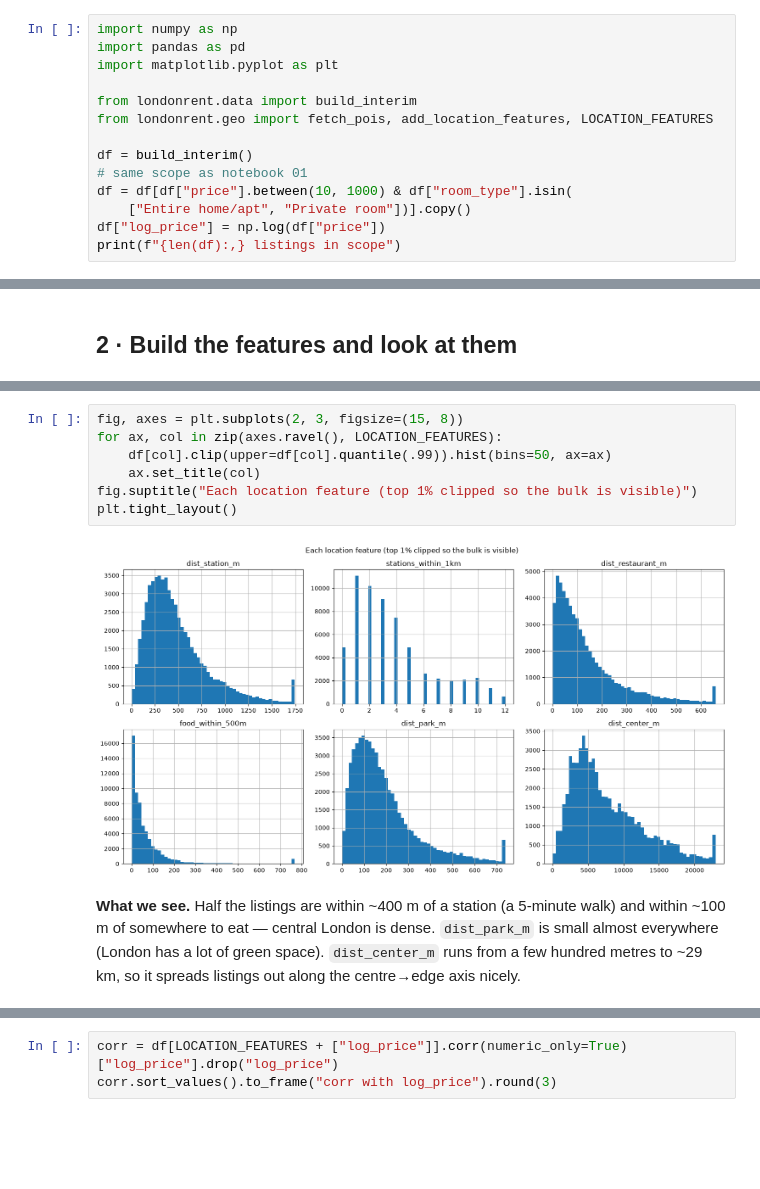
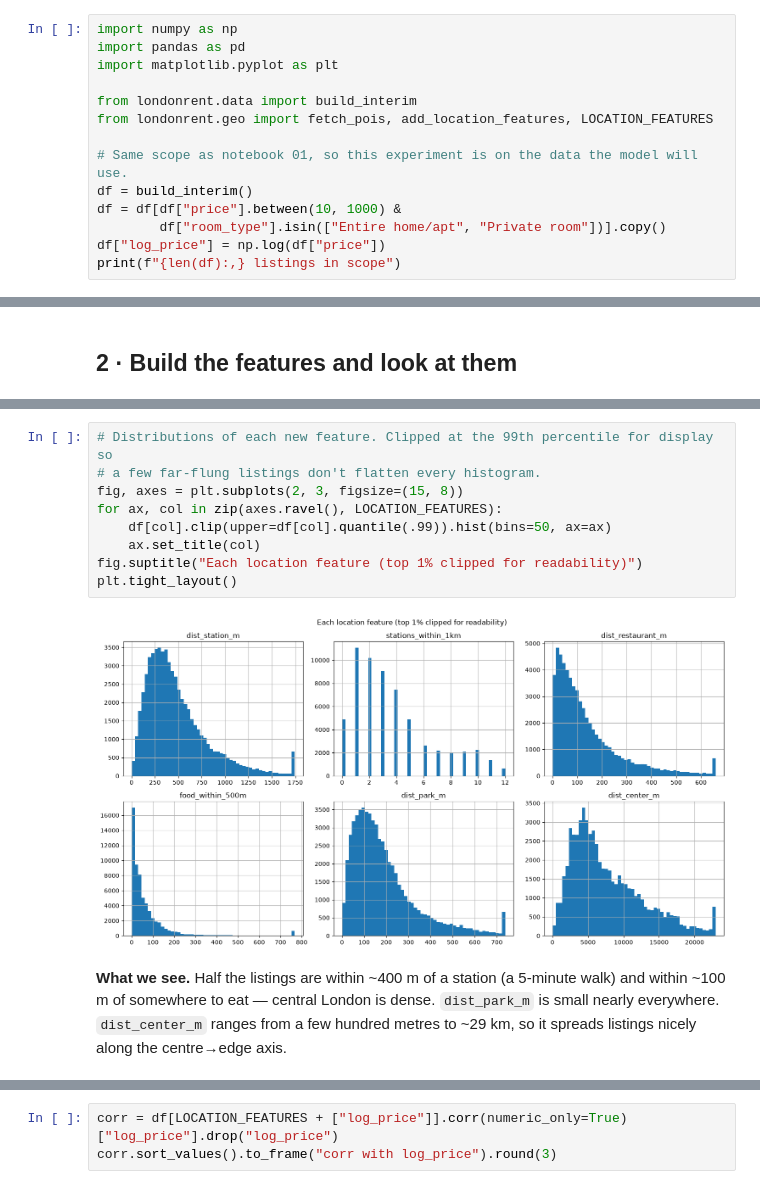
Before and after one commit to KevST14/london-rent-reality-check, a Jupyter notebook: notebooks/02_geo_features.ipynb, the cells around one changed output, grey strips where cells are left out. Cells and saved outputs as stored; diff of their text form; blank space fills up the shorter version.

```diff
--- a/notebooks/02_geo_features.ipynb
+++ b/notebooks/02_geo_features.ipynb
@@ -60,10 +77,10 @@ import matplotlib.pyplot as plt
 from londonrent.data import build_interim
 from londonrent.geo import fetch_pois, add_location_features, LOCATION_FEATURES
 
+# Same scope as notebook 01, so this experiment is on the data the model will use.
 df = build_interim()
-# same scope as notebook 01
-df = df[df["price"].between(10, 1000) & df["room_type"].isin(
-    ["Entire home/apt", "Private room"])].copy()
+df = df[df["price"].between(10, 1000) &
+        df["room_type"].isin(["Entire home/apt", "Private room"])].copy()
 df["log_price"] = np.log(df["price"])
 print(f"{len(df):,} listings in scope")
 # %% [output]
@@ -113,16 +145,17 @@ df[LOCATION_FEATURES].describe(percentiles=[.1, .5, .9]).round(0)
 # %%
+# Distributions of each new feature. Clipped at the 99th percentile for display so
+# a few far-flung listings don't flatten every histogram.
 fig, axes = plt.subplots(2, 3, figsize=(15, 8))
 for ax, col in zip(axes.ravel(), LOCATION_FEATURES):
     df[col].clip(upper=df[col].quantile(.99)).hist(bins=50, ax=ax)
     ax.set_title(col)
-fig.suptitle("Each location feature (top 1% clipped so the bulk is visible)")
+fig.suptitle("Each location feature (top 1% clipped for readability)")
 plt.tight_layout()
 # %% [output]
-[figure, old version]
+[figure, new version]
 # %% [markdown]
-**What we see.** Half the listings are within ~400 m of a station (a 5-minute
-walk) and within ~100 m of somewhere to eat — central London is dense. `dist_park_m`
-is small almost everywhere (London has a lot of green space). `dist_center_m` runs
-from a few hundred metres to ~29 km, so it spreads listings out along the
-centre→edge axis nicely.
+**What we see.** Half the listings are within ~400 m of a station (a 5-minute walk)
+and within ~100 m of somewhere to eat — central London is dense. `dist_park_m` is
+small nearly everywhere. `dist_center_m` ranges from a few hundred metres to ~29 km,
+so it spreads listings nicely along the centre→edge axis.
 # %%
```
Also changed, not shown: parts of 20 cells of this notebook, 4 other files.
